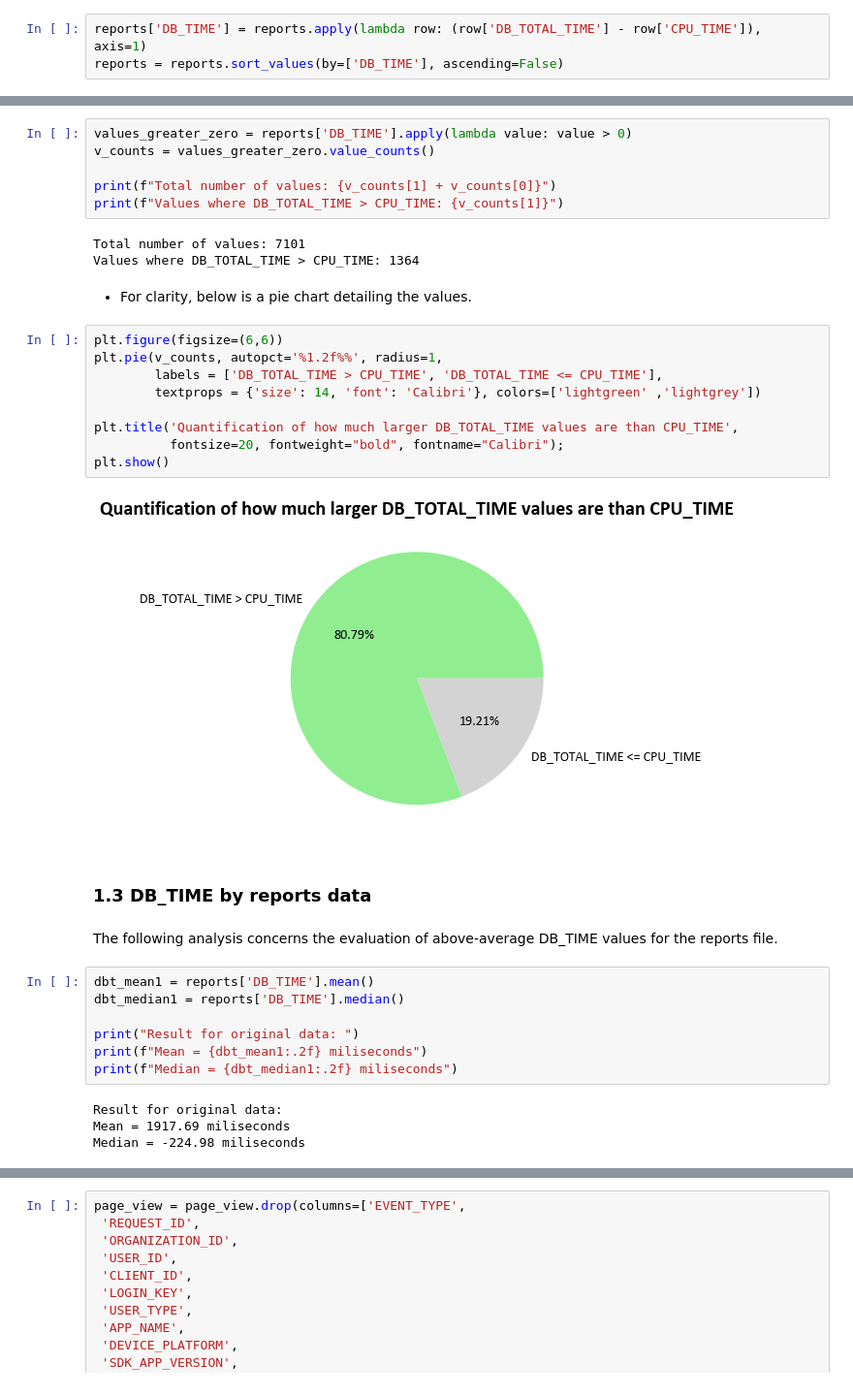
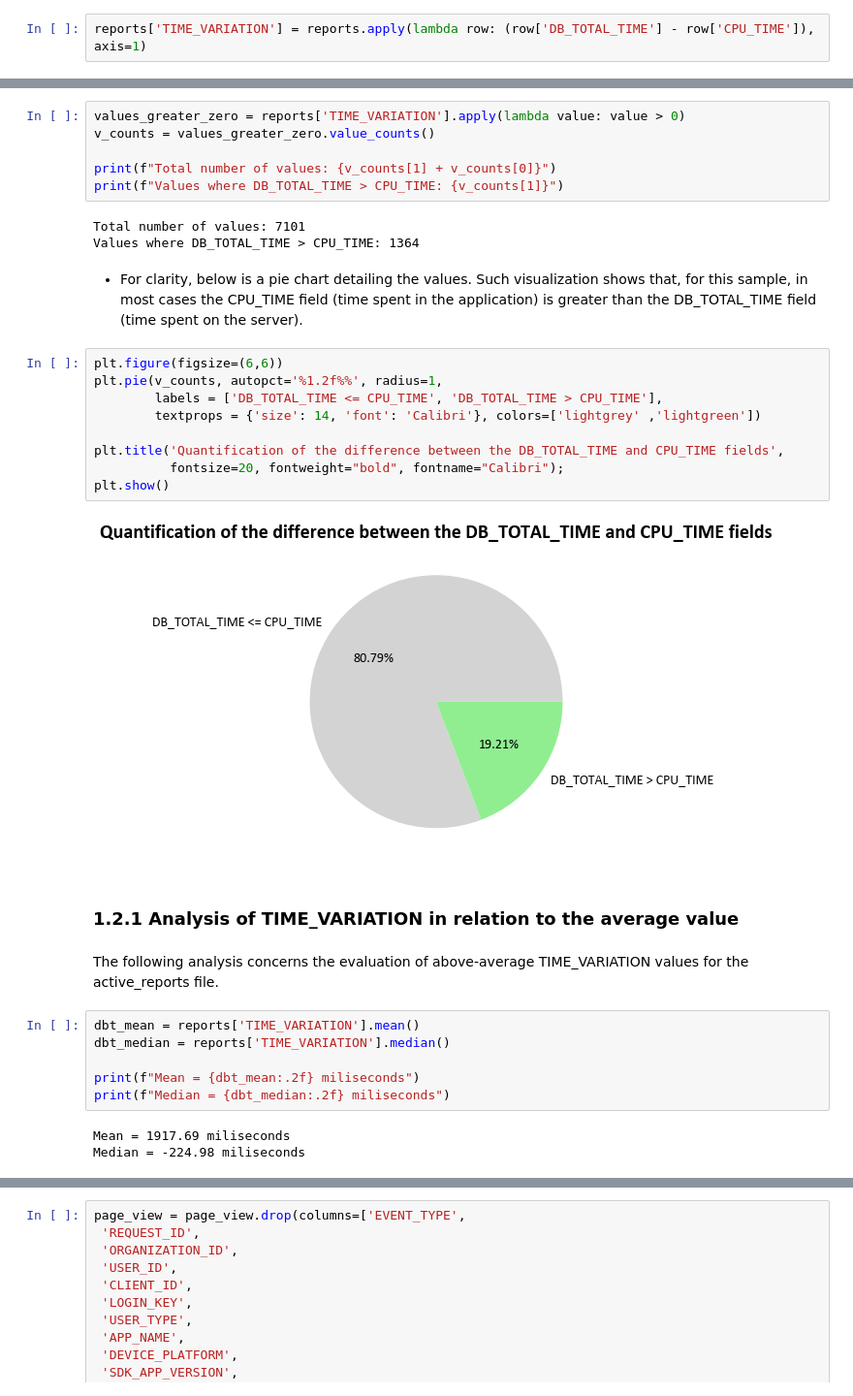
Before and after one commit to dell-splab/lightning-analysis, a Jupyter notebook: 3.2.2 Deep analysis of DB_TOTAL_TIME and CPU_TIME.ipynb, the cells around one changed output, grey strips where cells are left out. Shown at 97% size. Drawn from its saved outputs; the diff is of its cells as text.

Commit message:
Adjust analysis to account for active reports

```diff
--- a/3.2.2 Deep analysis of DB_TOTAL_TIME and CPU_TIME.ipynb
+++ b/3.2.2 Deep analysis of DB_TOTAL_TIME and CPU_TIME.ipynb
@@ -56,6 +56,5 @@ To start exploring the data, the skewness and spread of the fields under analysi
 # %%
-reports['DB_TIME'] = reports.apply(lambda row: (row['DB_TOTAL_TIME'] - row['CPU_TIME']), axis=1)
-reports = reports.sort_values(by=['DB_TIME'], ascending=False)
+reports['TIME_VARIATION'] = reports.apply(lambda row: (row['DB_TOTAL_TIME'] - row['CPU_TIME']), axis=1)
 # %%
 plt.grid(True, axis='y')
 
@@ -103,5 +91,5 @@ According to the analysis carried out in [this task](https://github.com/dell-spl
 # %%
-values_greater_zero = reports['DB_TIME'].apply(lambda value: value > 0)
+values_greater_zero = reports['TIME_VARIATION'].apply(lambda value: value > 0)
 v_counts = values_greater_zero.value_counts()
 
 print(f"Total number of values: {v_counts[1] + v_counts[0]}")
@@ -110,30 +98,28 @@ print(f"Values where DB_TOTAL_TIME > CPU_TIME: {v_counts[1]}")
 Total number of values: 7101
 Values where DB_TOTAL_TIME > CPU_TIME: 1364
 # %% [markdown]
-- For clarity, below is a pie chart detailing the values.
+- For clarity, below is a pie chart detailing the values. Such visualization shows that, for this sample, in most cases the CPU_TIME field (time spent in the application) is greater than the DB_TOTAL_TIME field (time spent on the server).
 # %%
 plt.figure(figsize=(6,6))
 plt.pie(v_counts, autopct='%1.2f%%', radius=1,
-        labels = ['DB_TOTAL_TIME > CPU_TIME', 'DB_TOTAL_TIME <= CPU_TIME'],
-        textprops = {'size': 14, 'font': 'Calibri'}, colors=['lightgreen' ,'lightgrey'])
+        labels = ['DB_TOTAL_TIME <= CPU_TIME', 'DB_TOTAL_TIME > CPU_TIME'],
+        textprops = {'size': 14, 'font': 'Calibri'}, colors=['lightgrey' ,'lightgreen'])
 
-plt.title('Quantification of how much larger DB_TOTAL_TIME values are than CPU_TIME',
+plt.title('Quantification of the difference between the DB_TOTAL_TIME and CPU_TIME fields',
           fontsize=20, fontweight="bold", fontname="Calibri");
 plt.show()
 # %% [output]
-[figure, old version]
+[figure, new version]
 # %% [markdown]
-### 1.3 DB_TIME by reports data
+### 1.2.1 Analysis of TIME_VARIATION in relation to the average value
 # %% [markdown]
-The following analysis concerns the evaluation of above-average DB_TIME values for the reports file.
+The following analysis concerns the evaluation of above-average TIME_VARIATION values for the active_reports file.
 # %%
-dbt_mean1 = reports['DB_TIME'].mean()
-dbt_median1 = reports['DB_TIME'].median()
+dbt_mean = reports['TIME_VARIATION'].mean()
+dbt_median = reports['TIME_VARIATION'].median()
 
-print("Result for original data: ")
-print(f"Mean = {dbt_mean1:.2f} miliseconds")
-print(f"Median = {dbt_median1:.2f} miliseconds")
+print(f"Mean = {dbt_mean:.2f} miliseconds")
+print(f"Median = {dbt_median:.2f} miliseconds")
 # %% [output]
-Result for original data:
 Mean = 1917.69 miliseconds
 Median = -224.98 miliseconds
```
Also changed, not shown: parts of 54 cells of this notebook.
